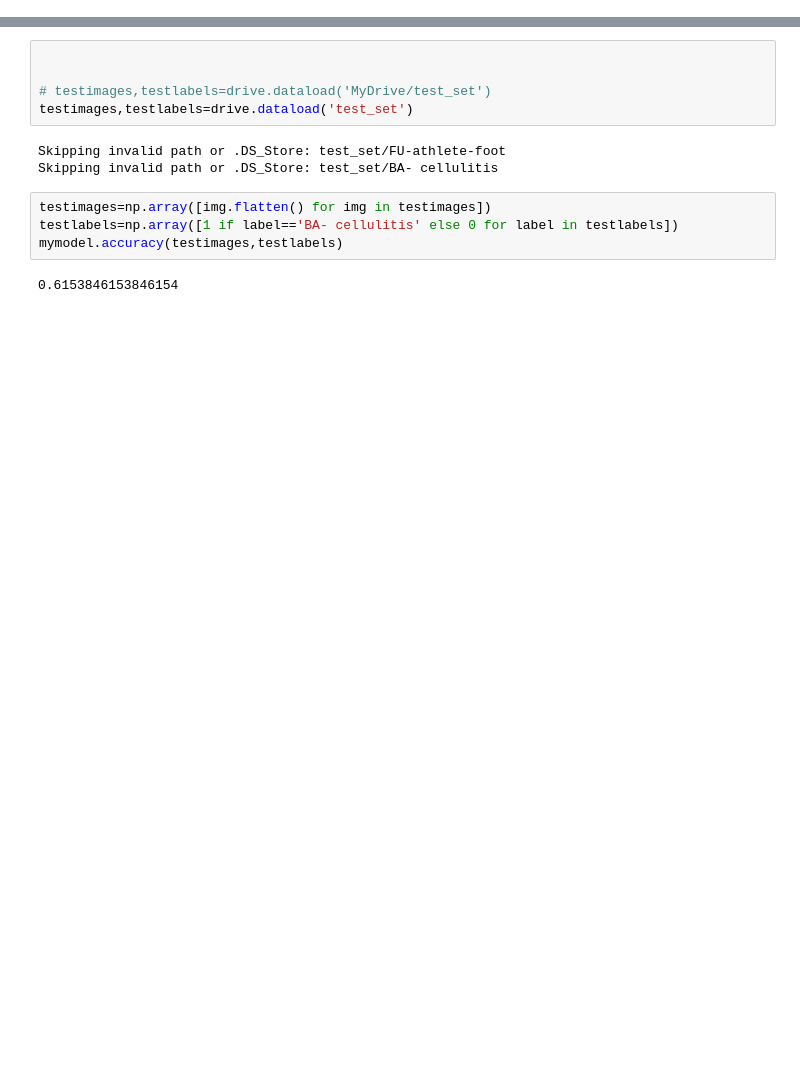
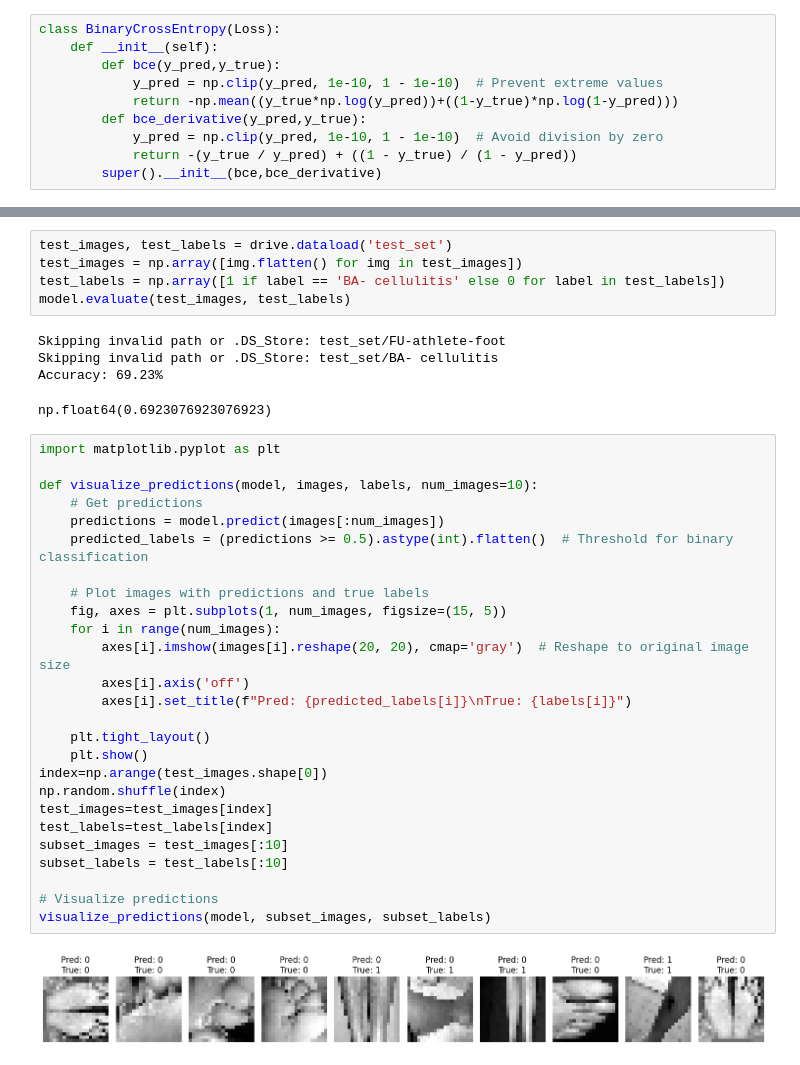
Before and after one commit to meghanak-27/skinDiseasePS, a Jupyter notebook: main.ipynb, the cells around one changed output, grey strips where cells are left out. Saved outputs shown, nothing was run; the diff lists cells and outputs as text; blank space fills up the shorter version.

Commit message:
MILESTONE-2 ANN MODEL 70% ACCURACY

```diff
--- a/main.ipynb
+++ b/main.ipynb
@@ -127,0 +115,10 @@ class train:
+# %%
+class BinaryCrossEntropy(Loss):
+    def __init__(self):
+        def bce(y_pred,y_true):
+            y_pred = np.clip(y_pred, 1e-10, 1 - 1e-10)  # Prevent extreme values
+            return -np.mean((y_true*np.log(y_pred))+((1-y_true)*np.log(1-y_pred)))
+        def bce_derivative(y_pred,y_true):
+            y_pred = np.clip(y_pred, 1e-10, 1 - 1e-10)  # Avoid division by zero
+            return -(y_true / y_pred) + ((1 - y_true) / (1 - y_pred))
+        super().__init__(bce,bce_derivative)
@@ -194,14 +203,38 @@ loss 1.5250097161691214 for mini batch 25 in epoch: 9
-# %%
-
-
-# testimages,testlabels=drive.dataload('MyDrive/test_set')
-testimages,testlabels=drive.dataload('test_set')
-# %% [output]
-Skipping invalid path or .DS_Store: test_set/FU-athlete-foot
-Skipping invalid path or .DS_Store: test_set/BA- cellulitis
 # %%
-testimages=np.array([img.flatten() for img in testimages])
-testlabels=np.array([1 if label=='BA- cellulitis' else 0 for label in testlabels])
-mymodel.accuracy(testimages,testlabels)
+test_images, test_labels = drive.dataload('test_set')
+test_images = np.array([img.flatten() for img in test_images])
+test_labels = np.array([1 if label == 'BA- cellulitis' else 0 for label in test_labels])
+model.evaluate(test_images, test_labels)
 # %% [output]
-0.6153846153846154
+Skipping invalid path or .DS_Store: test_set/FU-athlete-foot
+Skipping invalid path or .DS_Store: test_set/BA- cellulitis
+Accuracy: 69.23%
+np.float64(0.6923076923076923)
+# %%
+import matplotlib.pyplot as plt
+
+def visualize_predictions(model, images, labels, num_images=10):
+    # Get predictions
+    predictions = model.predict(images[:num_images])
+    predicted_labels = (predictions >= 0.5).astype(int).flatten()  # Threshold for binary classification
+
+    # Plot images with predictions and true labels
+    fig, axes = plt.subplots(1, num_images, figsize=(15, 5))
+    for i in range(num_images):
+        axes[i].imshow(images[i].reshape(20, 20), cmap='gray')  # Reshape to original image size
+        axes[i].axis('off')
+        axes[i].set_title(f"Pred: {predicted_labels[i]}\nTrue: {labels[i]}")
+
+    plt.tight_layout()
+    plt.show()
+index=np.arange(test_images.shape[0])
+np.random.shuffle(index)
+test_images=test_images[index]
+test_labels=test_labels[index]
+subset_images = test_images[:10]
+subset_labels = test_labels[:10]
+
+# Visualize predictions
+visualize_predictions(model, subset_images, subset_labels)
+# %% [output]
+[figure, added]
```
Also changed, not shown: parts of 16 cells of this notebook, 1 other file.
